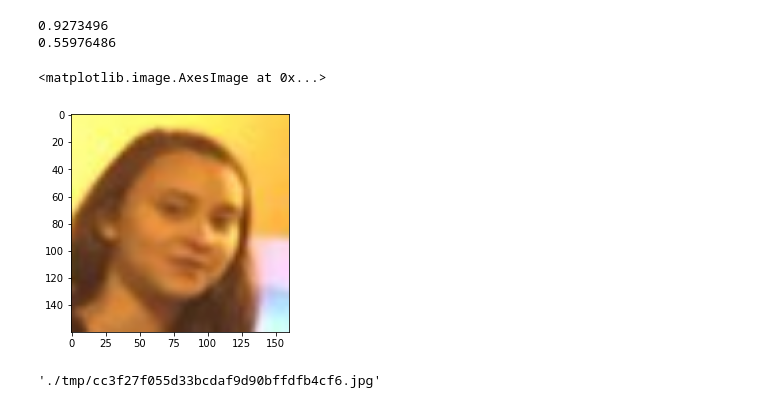
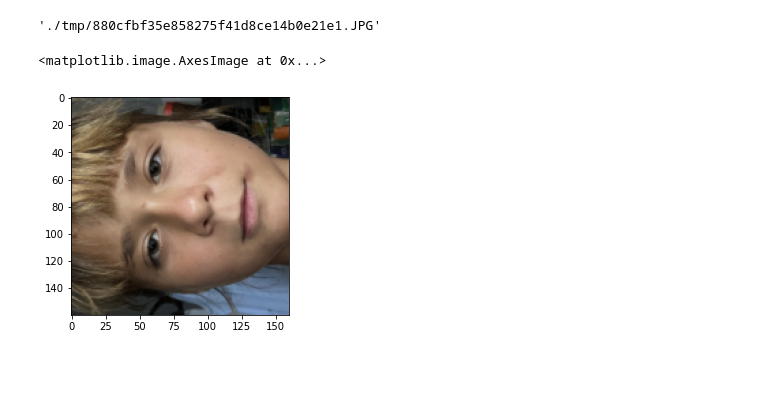
Before and after one commit to AlexRoar/FaceScrape, a Jupyter notebook: FaceFind.ipynb, the cells around one changed output. Cells and saved outputs as stored; diff of their text form; code cells hidden in the pictures; blank space fills up the shorter version.

```diff
--- a/FaceFind.ipynb
+++ b/FaceFind.ipynb
@@ -12,13 +21,15 @@ processor = FaceLoader(url)
-# %%
-data = processor.load_and_align_image()
-
-imshow(data[1])
-# %% [output]
-0.9273496
-0.55976486
-<matplotlib.image.AxesImage at 0x...>
-[figure, removed]
+# %%
+url = "./IMG_6874.JPG"
+loader = FaceLoader(url)
 # %%
-processor.local_url
+loader.local_url
 # %% [output]
-'./tmp/cc3f27f055d33bcdaf9d90bffdfb4cf6.jpg'
+'./tmp/880cfbf35e858275f41d8ce14b0e21e1.JPG'
+# %%
+ind = 0
+# %%
+images = loader.load_and_align_image()
+imshow(images[ind])
+# %% [output]
+<matplotlib.image.AxesImage at 0x...>
+[figure, added]
```
Also changed, not shown: parts of 9 cells of this notebook, 4 other files.
